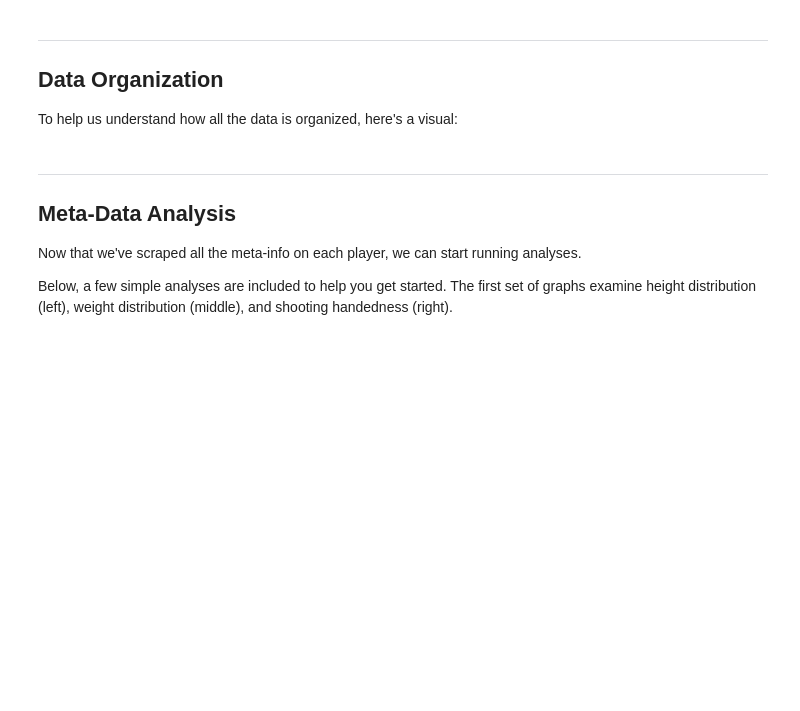
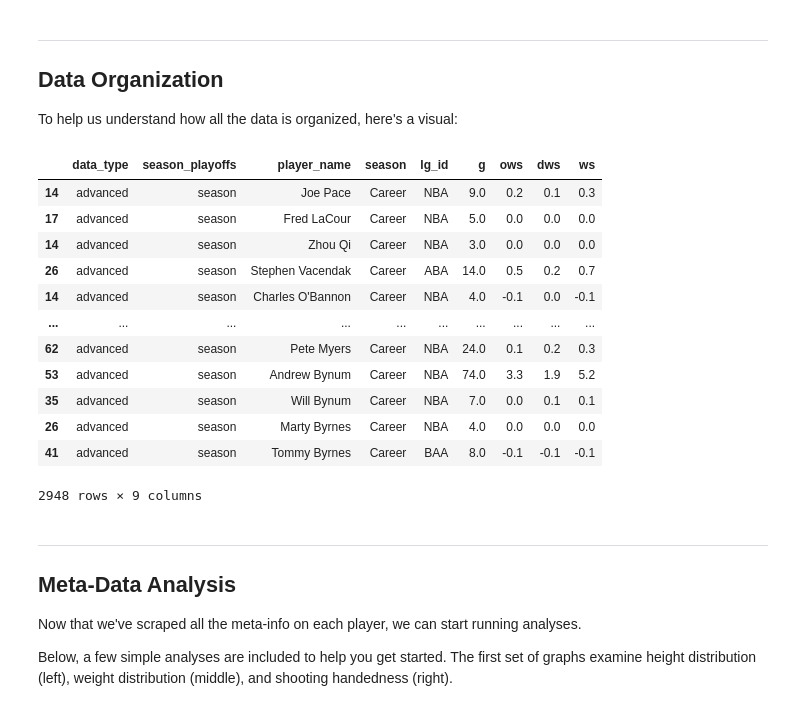
Before and after one commit to rahim-hashim/NBA-Prediction-Algorithms, a Jupyter notebook: basketball-reference-scraper.ipynb, the cells around one changed output. Cells and saved outputs as stored; diff of their text form; code cells hidden in the pictures; blank space fills up the shorter version.

```diff
--- a/basketball-reference-scraper.ipynb
+++ b/basketball-reference-scraper.ipynb
@@ -268,11 +173,25 @@ print ('   Run Time:', str((end_time - start_time)/60)[:6], 'min')
 ## Data Organization
 To help us understand how all the data is organized, here's a visual:
 # %%
-df_career = df_players_all.loc[(df_players_all['season']=='Career') &
-                   (df_players_all['season_playoffs']=='season') &
-                   (df_players_all['data_type']=='advanced')]
+df_career = df_players_data.loc[(df_players_data['season']=='Career') &
+                   (df_players_data['season_playoffs']=='season') &
+                   (df_players_data['data_type']=='advanced')]
 
 df_career.dropna(axis='columns')
+# %% [output]
+|  | data_type | season_playoffs | player_name | season | lg_id | g | ows | dws | ws |
+| 14 | advanced | season | Joe Pace | Career | NBA | 9.0 | 0.2 | 0.1 | 0.3 |
+| 17 | advanced | season | Fred LaCour | Career | NBA | 5.0 | 0.0 | 0.0 | 0.0 |
+| 14 | advanced | season | Zhou Qi | Career | NBA | 3.0 | 0.0 | 0.0 | 0.0 |
+| 26 | advanced | season | Stephen Vacendak | Career | ABA | 14.0 | 0.5 | 0.2 | 0.7 |
+| 14 | advanced | season | Charles O'Bannon | Career | NBA | 4.0 | -0.1 | 0.0 | -0.1 |
+| ... | ... | ... | ... | ... | ... | ... | ... | ... | ... |
+| 62 | advanced | season | Pete Myers | Career | NBA | 24.0 | 0.1 | 0.2 | 0.3 |
+| 53 | advanced | season | Andrew Bynum | Career | NBA | 74.0 | 3.3 | 1.9 | 5.2 |
+| 35 | advanced | season | Will Bynum | Career | NBA | 7.0 | 0.0 | 0.1 | 0.1 |
+| 26 | advanced | season | Marty Byrnes | Career | NBA | 4.0 | 0.0 | 0.0 | 0.0 |
+| 41 | advanced | season | Tommy Byrnes | Career | BAA | 8.0 | -0.1 | -0.1 | -0.1 |
+2948 rows × 9 columns
 # %% [markdown]
 ***
 ## Meta-Data Analysis
```
Also changed, not shown: parts of 9 cells of this notebook, 4 other files.
